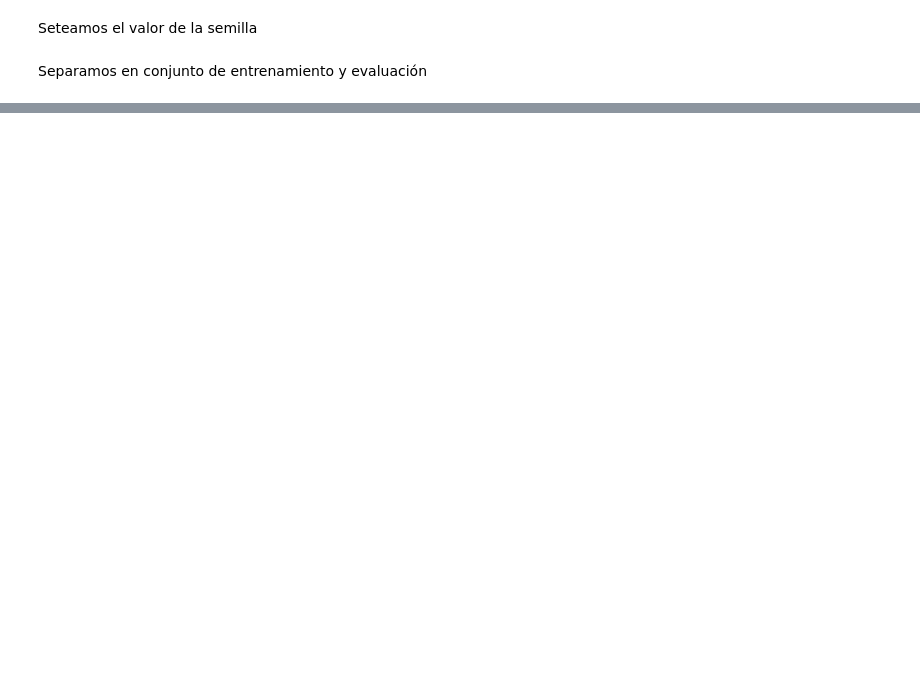
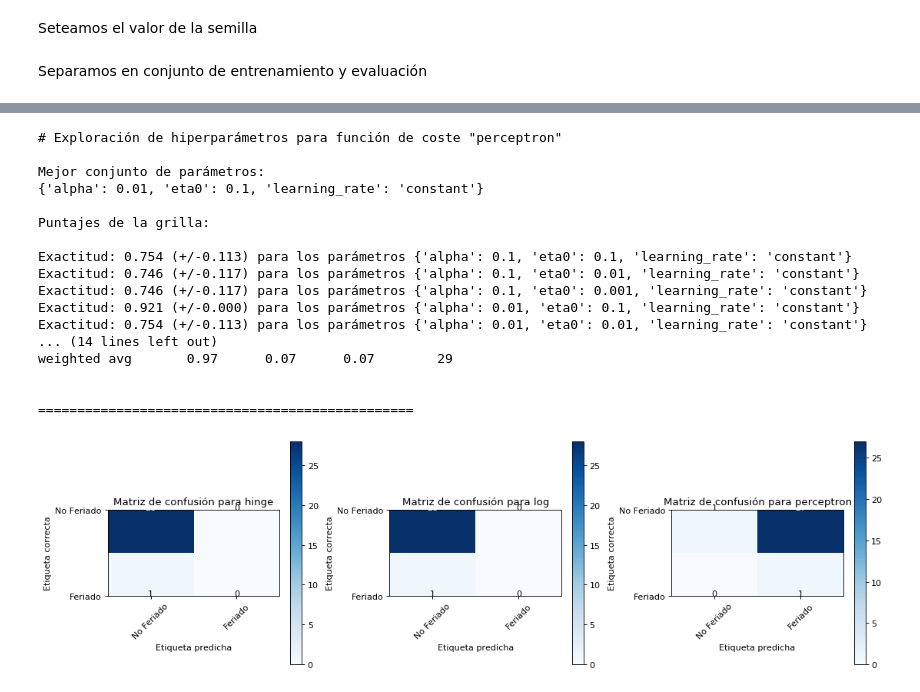
Before and after one commit to dbourdin/diplodatos-mentorias, a Jupyter notebook: AprendizajeAutomatico/retail_data_analytics.ipynb, the cells around one changed output, grey strips where cells are left out. Saved outputs shown, nothing was run; the diff lists cells and outputs as text; code cells hidden in the pictures; blank space fills up the shorter version.

```diff
--- a/AprendizajeAutomatico/retail_data_analytics.ipynb
+++ b/AprendizajeAutomatico/retail_data_analytics.ipynb
@@ -131,3 +138,12 @@ sales_features.head(5)
 | 2 | 2 | -0.098680 | 2010-05-02 | -1.658199 | -0.963798 | -1.720834 | 1.018774 | 0.078201 | 0 | ... |
 | 3 | 3 | 1.055551 | 2010-05-02 | -1.658199 | -0.963798 | -1.720834 | 1.018774 | 0.078201 | 0 | ... |
 | 4 | 4 | 0.715425 | 2010-05-02 | -1.658199 | -0.963798 | -1.720834 | 1.018774 | 0.078201 | 0 | ... |
+# %%
+def set_row_year_and_week(row):
+    year, week, day = row.Date.isocalendar()
+    row['Year'] = year
+    row['Week'] = week
+    return row
+# %%
+sales_features.drop_duplicates(subset=['Date', 'IsHoliday'], inplace=True)
+sales_features = sales_features.apply(set_row_year_and_week, axis=1)
@@ -139,7 +176,48 @@ np.random.seed(0)
 Separamos en conjunto de entrenamiento y evaluación
 # %%
 # División entre instancias y etiquetas
-X, y = sales_features.iloc[:, 1:], sales_features.IsMarkdown
+X, y = sales_features.iloc[:, 1:], sales_features.IsHoliday
 
 # división entre entrenamiento y evaluación
 X_train, X_test, y_train, y_test = train_test_split(X, y, test_size=0.2, random_state=0)
+
+# La feature del dataset a analizar será "Week"
+feature = 'Week'
+X_train_feature = X_train[feature].values.reshape(-1, 1)
+X_test_feature = X_test[feature].values.reshape(-1, 1)
+# %%
+plt.figure(figsize=(14, 4), dpi= 80, facecolor='w', edgecolor='k')
+
+for idx, loss in enumerate(('hinge', 'log', 'perceptron'), start=1):
+    exploring_params = {
+        'learning_rate': ['constant'],
+        'eta0': [0.1, 0.01, 0.001],  # Tasa de entrenamiento
+        'alpha': [0.1, 0.01, 0.001]  # Tasa de regularización
+    }
+    m = SGDClassifier(loss=loss, tol=1e-3)
+    model = GridSearchCV(m, exploring_params, cv=5, scoring='accuracy')
+    model.fit(X_train_feature, y_train)
+
+    print("# Exploración de hiperparámetros para función de coste \"%s\"" % loss, end="\n\n")
+
+    print("Mejor conjunto de parámetros:")
+    print(model.best_params_, end="\n\n")
+
+    print("Puntajes de la grilla:", end="\n\n")
+    means = model.cv_results_['mean_test_score']
+    stds = model.cv_results_['std_test_score']
+    for mean, std, params in zip(means, stds, model.cv_results_['params']):
+        print("Exactitud: %0.3f (+/-%0.03f) para los parámetros %r" % (mean, std ** 2, params))
+    print()
+
+    print("Reporte de clasificación para el mejor clasificador (sobre conjunto de evaluación):", end="\n\n")
+    y_true, y_pred = y_test, model.predict(X_test_feature)
+    print(classification_report(y_true, y_pred), end="\n\n")
+
+    print("================================================", end="\n\n")
+
+    plt.subplot(1, 3, idx)
+    plot_confusion_matrix(confusion_matrix(y_true, y_pred),
+                          classes=['No Feriado', 'Feriado'],
+                          title="Matriz de confusión para %s" % loss)
+# %% [output]
@@ -145,0 +241,18 @@ X_train, X_test, y_train, y_test = train_test_split(X, y, test_size=0.2, random_
+# Exploración de hiperparámetros para función de coste "perceptron"
+
+Mejor conjunto de parámetros:
+{'alpha': 0.01, 'eta0': 0.1, 'learning_rate': 'constant'}
+
+Puntajes de la grilla:
+
+Exactitud: 0.754 (+/-0.113) para los parámetros {'alpha': 0.1, 'eta0': 0.1, 'learning_rate': 'constant'}
+Exactitud: 0.746 (+/-0.117) para los parámetros {'alpha': 0.1, 'eta0': 0.01, 'learning_rate': 'constant'}
+Exactitud: 0.746 (+/-0.117) para los parámetros {'alpha': 0.1, 'eta0': 0.001, 'learning_rate': 'constant'}
+Exactitud: 0.921 (+/-0.000) para los parámetros {'alpha': 0.01, 'eta0': 0.1, 'learning_rate': 'constant'}
+Exactitud: 0.754 (+/-0.113) para los parámetros {'alpha': 0.01, 'eta0': 0.01, 'learning_rate': 'constant'}
+... (14 lines left out)
+weighted avg       0.97      0.07      0.07        29
+
+
+================================================
+[figure, added]
```
Also changed, not shown: parts of 4 cells of this notebook, 4 other files.
